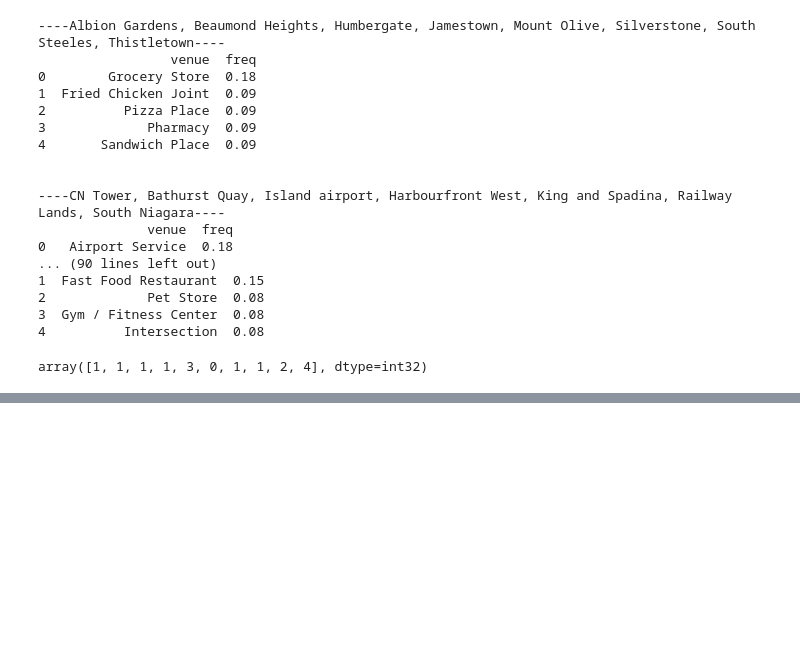
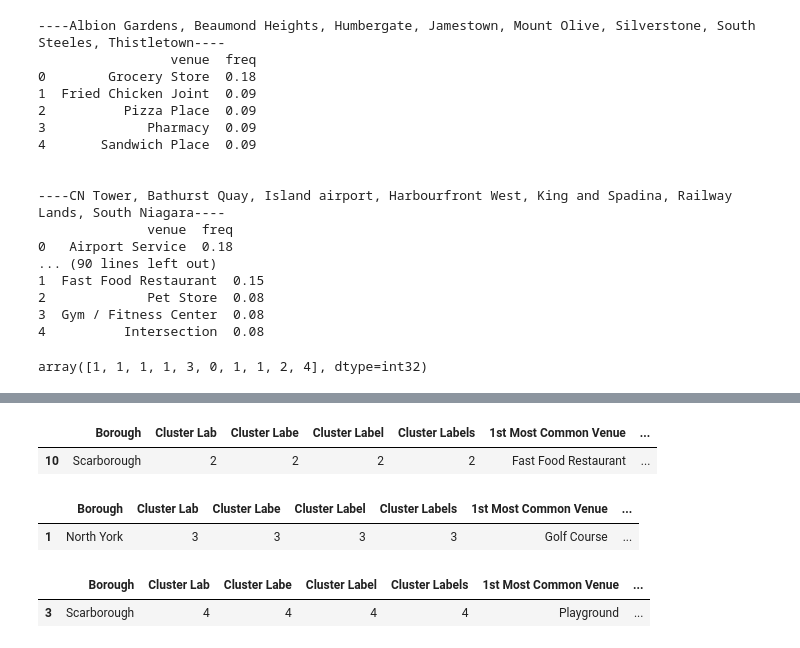
Before and after one commit to tanish36/Capstone-Project-Notebook, a Jupyter notebook: Neighborhood of Toronto3 .ipynb, the cells around one changed output, grey strips where cells are left out. Cells and saved outputs as stored; diff of their text form; code cells hidden in the pictures; blank space fills up the shorter version.

```diff
--- a/Neighborhood of Toronto3 .ipynb
+++ b/Neighborhood of Toronto3 .ipynb
@@ -610,0 +623,15 @@ map_clusters
+# %%
+toronto_m.loc[toronto_m['Cluster Lab'] == 2, toronto_m.columns[[1] + list(range(5, toronto_m.shape[1]))]]
+# %% [output]
+|  | Borough | Cluster Lab | Cluster Labe | Cluster Label | Cluster Labels | 1st Most Common Venue | ... |
+| 10 | Scarborough | 2 | 2 | 2 | 2 | Fast Food Restaurant | ... |
+# %%
+toronto_m.loc[toronto_m['Cluster Lab'] == 3, toronto_m.columns[[1] + list(range(5, toronto_m.shape[1]))]]
+# %% [output]
+|  | Borough | Cluster Lab | Cluster Labe | Cluster Label | Cluster Labels | 1st Most Common Venue | ... |
+| 1 | North York | 3 | 3 | 3 | 3 | Golf Course | ... |
+# %%
+toronto_m.loc[toronto_m['Cluster Lab'] == 4, toronto_m.columns[[1] + list(range(5, toronto_m.shape[1]))]]
+# %% [output]
+|  | Borough | Cluster Lab | Cluster Labe | Cluster Label | Cluster Labels | 1st Most Common Venue | ... |
+| 3 | Scarborough | 4 | 4 | 4 | 4 | Playground | ... |
```
Also changed, not shown: parts of 1 cell of this notebook.
